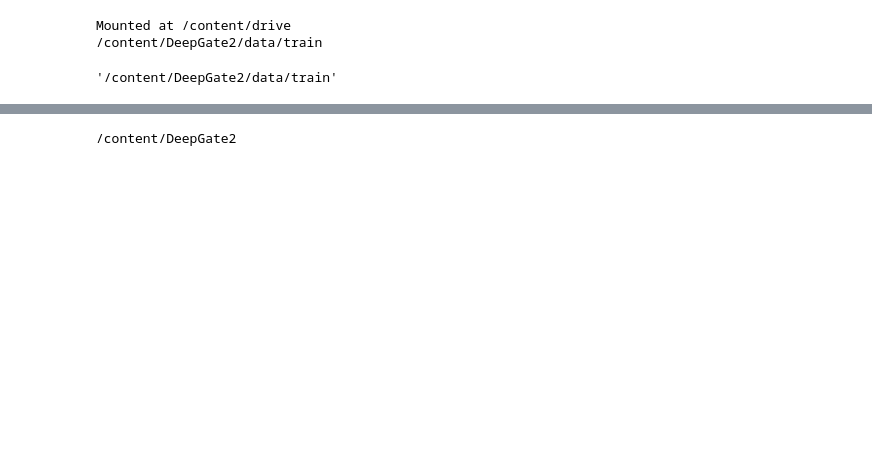
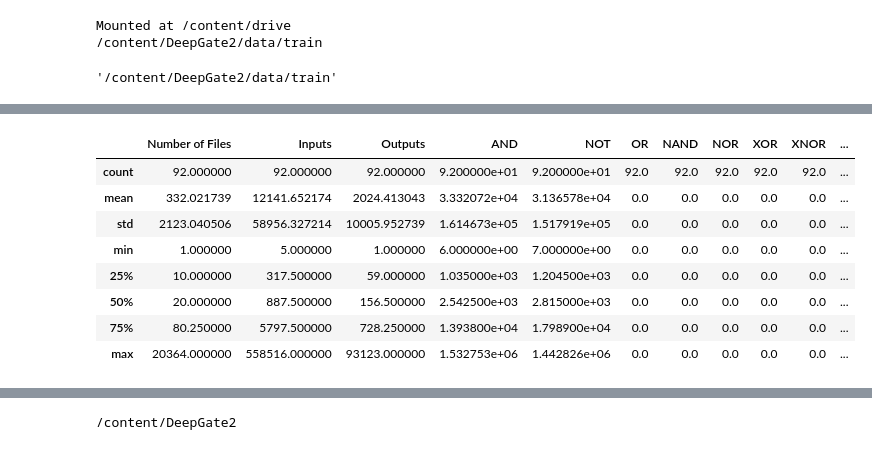
Before and after one commit to mangohehe/DeepGate2, a Jupyter notebook: notebooks/Data-Learning.ipynb, the cells around one changed output, grey strips where cells are left out. Drawn from its saved outputs; the diff is of its cells as text; code cells hidden in the pictures; blank space fills up the shorter version.

```diff
--- a/notebooks/Data-Learning.ipynb
+++ b/notebooks/Data-Learning.ipynb
@@ -30,0 +162,12 @@ Mounted at /content/drive
+# %%
+df.describe()
+# %% [output]
+|  | Number of Files | Inputs | Outputs | AND | NOT | OR | NAND | NOR | XOR | XNOR | ... |
+| count | 92.000000 | 92.000000 | 92.000000 | 9.200000e+01 | 9.200000e+01 | 92.0 | 92.0 | 92.0 | 92.0 | 92.0 | ... |
+| mean | 332.021739 | 12141.652174 | 2024.413043 | 3.332072e+04 | 3.136578e+04 | 0.0 | 0.0 | 0.0 | 0.0 | 0.0 | ... |
+| std | 2123.040506 | 58956.327214 | 10005.952739 | 1.614673e+05 | 1.517919e+05 | 0.0 | 0.0 | 0.0 | 0.0 | 0.0 | ... |
+| min | 1.000000 | 5.000000 | 1.000000 | 6.000000e+00 | 7.000000e+00 | 0.0 | 0.0 | 0.0 | 0.0 | 0.0 | ... |
+| 25% | 10.000000 | 317.500000 | 59.000000 | 1.035000e+03 | 1.204500e+03 | 0.0 | 0.0 | 0.0 | 0.0 | 0.0 | ... |
+| 50% | 20.000000 | 887.500000 | 156.500000 | 2.542500e+03 | 2.815000e+03 | 0.0 | 0.0 | 0.0 | 0.0 | 0.0 | ... |
+| 75% | 80.250000 | 5797.500000 | 728.250000 | 1.393800e+04 | 1.798900e+04 | 0.0 | 0.0 | 0.0 | 0.0 | 0.0 | ... |
+| max | 20364.000000 | 558516.000000 | 93123.000000 | 1.532753e+06 | 1.442826e+06 | 0.0 | 0.0 | 0.0 | 0.0 | 0.0 | ... |
```
Also changed, not shown: parts of 15 cells of this notebook.
